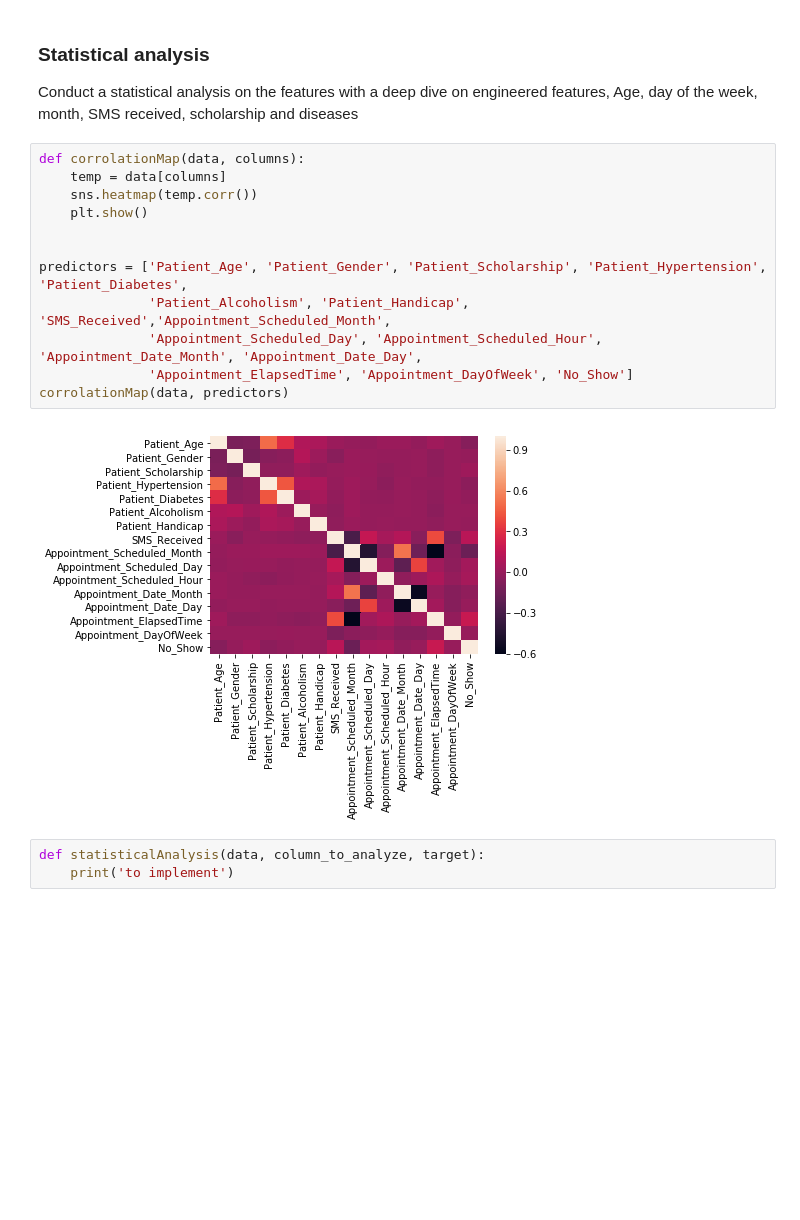
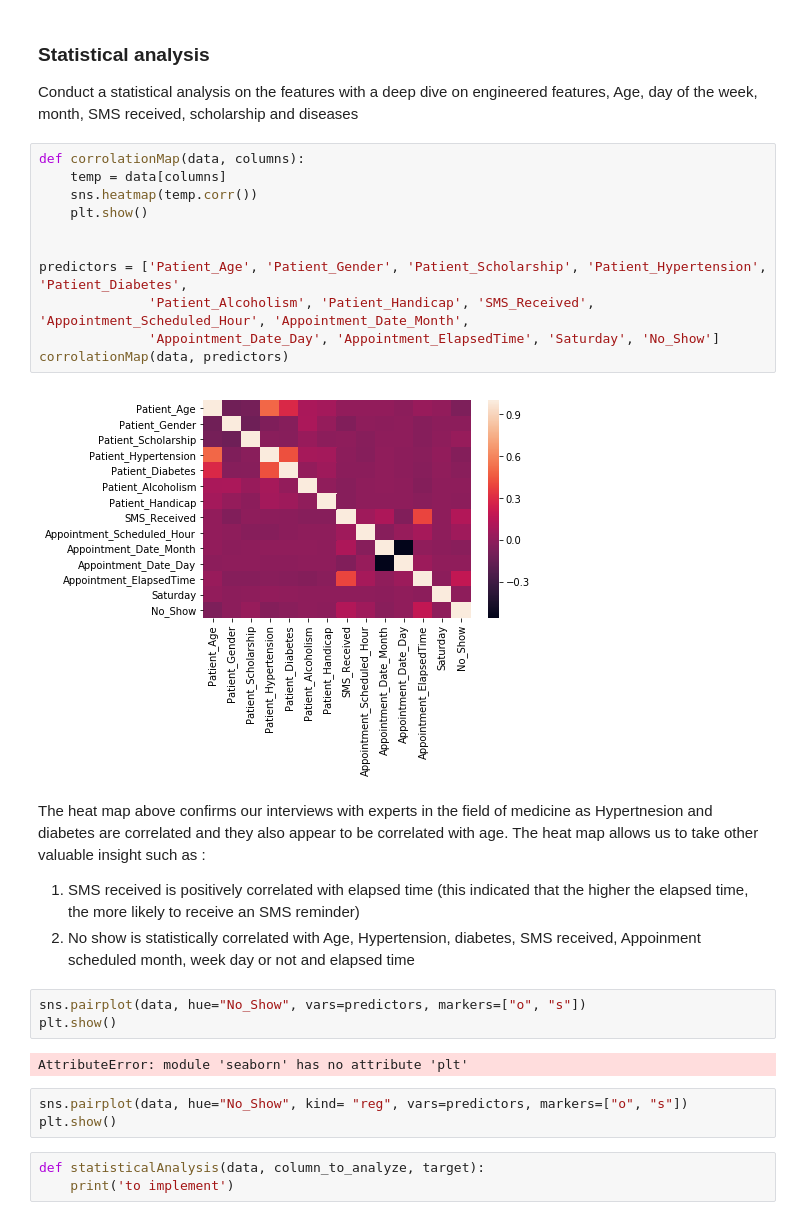
Before and after one commit to marwanmaalouf/EECE633_Project, a Jupyter notebook: EECE633_Python.ipynb, the cells around one changed output. Cells and saved outputs as stored; diff of their text form; blank space fills up the shorter version.

```diff
--- a/EECE633_Python.ipynb
+++ b/EECE633_Python.ipynb
@@ -228,17 +261,29 @@ Conduct a statistical analysis on the features with a deep dive on engineered fe
 # %%
 def corrolationMap(data, columns):
     temp = data[columns]
     sns.heatmap(temp.corr())
     plt.show()
 
 
 predictors = ['Patient_Age', 'Patient_Gender', 'Patient_Scholarship', 'Patient_Hypertension', 'Patient_Diabetes',
-              'Patient_Alcoholism', 'Patient_Handicap', 'SMS_Received','Appointment_Scheduled_Month',
-              'Appointment_Scheduled_Day', 'Appointment_Scheduled_Hour', 'Appointment_Date_Month', 'Appointment_Date_Day',
-              'Appointment_ElapsedTime', 'Appointment_DayOfWeek', 'No_Show']
+              'Patient_Alcoholism', 'Patient_Handicap', 'SMS_Received', 'Appointment_Scheduled_Hour', 'Appointment_Date_Month',
+              'Appointment_Date_Day', 'Appointment_ElapsedTime', 'Saturday', 'No_Show']
 corrolationMap(data, predictors)
 # %% [output]
-[figure, old version]
+[figure, new version]
+# %% [markdown]
+The heat map above confirms our interviews with experts in the field of medicine as Hypertnesion and diabetes are correlated and they also appear to be correlated with age.
+The heat map allows us to take other valuable insight such as :
+1. SMS received is positively correlated with elapsed time (this indicated that the higher the elapsed time, the more likely to receive an SMS reminder)
+2. No show is statistically correlated with Age, Hypertension, diabetes, SMS received, Appoinment scheduled month, week day or not and elapsed time
+# %%
+sns.pairplot(data, hue="No_Show", vars=predictors, markers=["o", "s"])
+plt.show()
+# %% [output]
+AttributeError: module 'seaborn' has no attribute 'plt'
+# %%
+sns.pairplot(data, hue="No_Show", kind= "reg", vars=predictors, markers=["o", "s"])
+plt.show()
 # %%
 def statisticalAnalysis(data, column_to_analyze, target):
     print('to implement')
```
Also changed, not shown: parts of 15 cells of this notebook.
